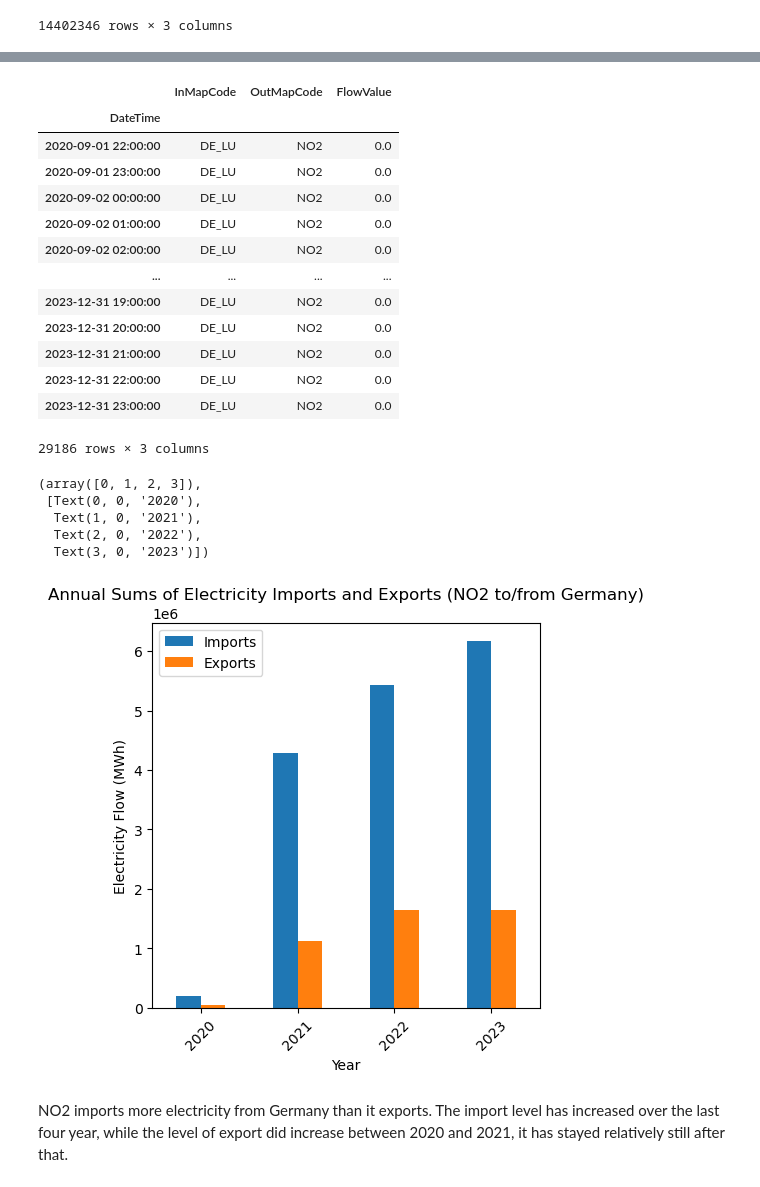
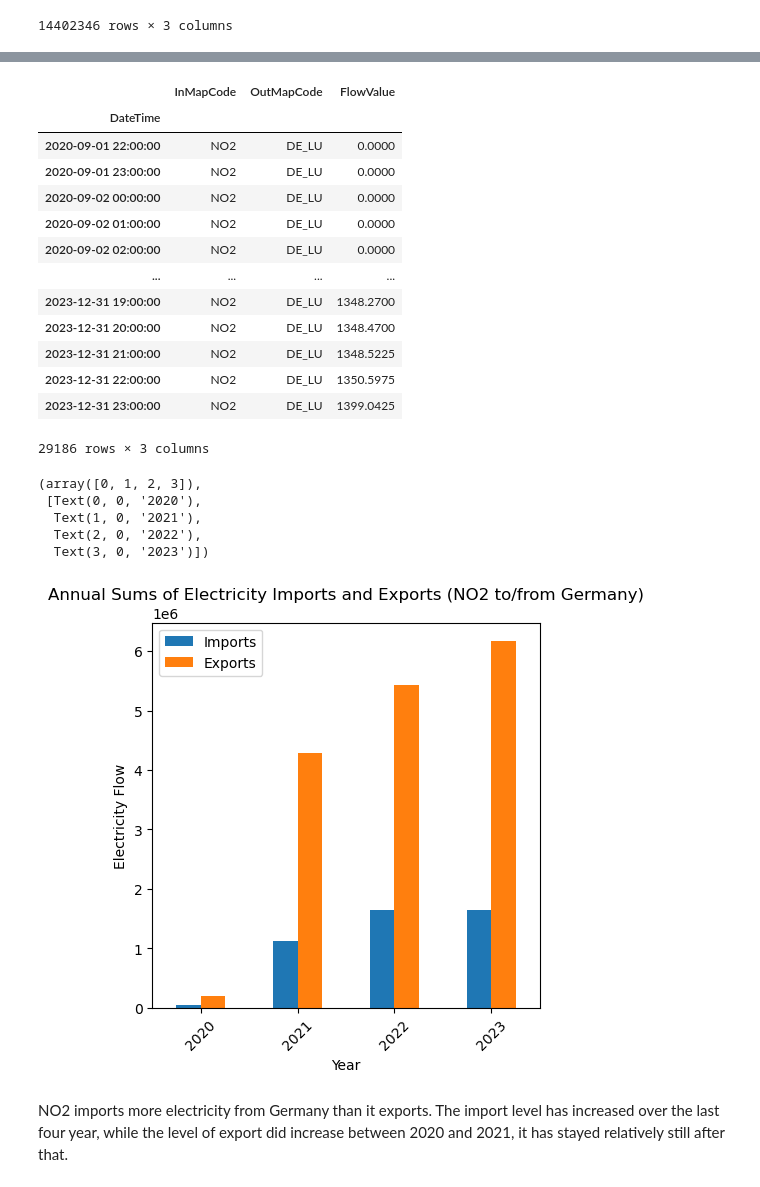
Before and after one commit to JoggiLJ/TECH_2_TERMPAPER, a Jupyter notebook: Task_3.ipynb, the cells around one changed output, grey strips where cells are left out. Saved outputs shown, nothing was run; the diff lists cells and outputs as text; code cells hidden in the pictures.

```diff
--- a/Task_3.ipynb
+++ b/Task_3.ipynb
@@ -114,7 +45,7 @@ df_flow_all
 germany_codes = ['DE', 'DE_50HzT', 'DE_Amprion', 'DE_LU', 'DE_TenneT_GER', 'DE_TransnetBW']
 # %%
 #Create a data frame for the data of the imports from Germany to Norway
-imports_to_Norway = df_flow_all[(df_flow_all['InMapCode'] == 'NO2') & (df_flow_all['OutMapCode'].isin(germany_codes))]
+imports_to_Norway = df_flow_all[(df_flow_all['OutMapCode'] == 'NO2') & (df_flow_all['InMapCode'].isin(germany_codes))]
 # %%
 imports_to_Norway
 # %% [output]
@@ -134,23 +65,23 @@ imports_to_Norway
 29186 rows × 3 columns
 # %%
 #Repeating the previous step, but for Norway to Germany
-exports_from_Norway = df_flow_all[(df_flow_all['OutMapCode'] == 'NO2') & (df_flow_all['InMapCode'].isin(germany_codes))]
+exports_from_Norway = df_flow_all[(df_flow_all['InMapCode'] == 'NO2') & (df_flow_all['OutMapCode'].isin(germany_codes))]
 # %%
 exports_from_Norway
 # %% [output]
 |  | InMapCode | OutMapCode | FlowValue |
 | DateTime |  |  |  |
-| 2020-09-01 22:00:00 | DE_LU | NO2 | 0.0 |
-| 2020-09-01 23:00:00 | DE_LU | NO2 | 0.0 |
-| 2020-09-02 00:00:00 | DE_LU | NO2 | 0.0 |
-| 2020-09-02 01:00:00 | DE_LU | NO2 | 0.0 |
-| 2020-09-02 02:00:00 | DE_LU | NO2 | 0.0 |
+| 2020-09-01 22:00:00 | NO2 | DE_LU | 0.0000 |
+| 2020-09-01 23:00:00 | NO2 | DE_LU | 0.0000 |
+| 2020-09-02 00:00:00 | NO2 | DE_LU | 0.0000 |
+| 2020-09-02 01:00:00 | NO2 | DE_LU | 0.0000 |
+| 2020-09-02 02:00:00 | NO2 | DE_LU | 0.0000 |
 | ... | ... | ... | ... |
-| 2023-12-31 19:00:00 | DE_LU | NO2 | 0.0 |
-| 2023-12-31 20:00:00 | DE_LU | NO2 | 0.0 |
-| 2023-12-31 21:00:00 | DE_LU | NO2 | 0.0 |
-| 2023-12-31 22:00:00 | DE_LU | NO2 | 0.0 |
-| 2023-12-31 23:00:00 | DE_LU | NO2 | 0.0 |
+| 2023-12-31 19:00:00 | NO2 | DE_LU | 1348.2700 |
+| 2023-12-31 20:00:00 | NO2 | DE_LU | 1348.4700 |
+| 2023-12-31 21:00:00 | NO2 | DE_LU | 1348.5225 |
+| 2023-12-31 22:00:00 | NO2 | DE_LU | 1350.5975 |
+| 2023-12-31 23:00:00 | NO2 | DE_LU | 1399.0425 |
 29186 rows × 3 columns
 # %%
 #To avoid changes to the original data, we created copies of the data frames
@@ -176,24 +107,24 @@ combined_data = pd.concat([annual_imports, annual_exports]).unstack()
 # %%
 #Creating the figure and defining the size of it
 fig, ax = plt.subplots(figsize=(5, 5))
 combined_data.plot(kind='bar', ax=ax)
 
 #Setting the x-label as 'Year'
 ax.set_xlabel("Year")
 #Setting the y-label as 'Electricity Flow'
-ax.set_ylabel("Electricity Flow (MWh)")
+ax.set_ylabel("Electricity Flow")
 #Setting the title of the figure
 ax.set_title("Annual Sums of Electricity Imports and Exports (NO2 to/from Germany)")
 #Creating a legend to make the code more readable
 ax.legend(["Imports", "Exports"])
 #
 plt.xticks(rotation=45)
 # %% [output]
 (array([0, 1, 2, 3]),
  [Text(0, 0, '2020'),
   Text(1, 0, '2021'),
   Text(2, 0, '2022'),
   Text(3, 0, '2023')])
-[figure, old version]
+[figure, new version]
 # %% [markdown]
 NO2 imports more electricity from Germany than it exports. The import level has increased over the last four year, while the level of export did increase between 2020 and 2021, it has stayed relatively still after that.
```
Also changed, not shown: parts of 10 cells of this notebook.
